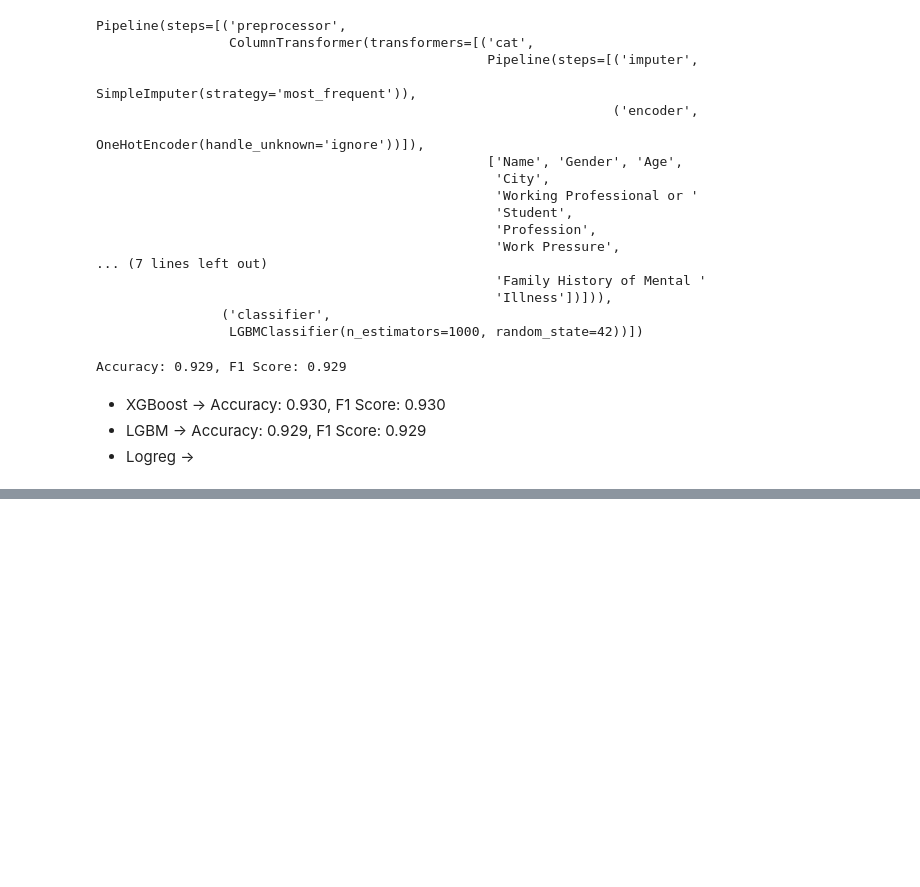
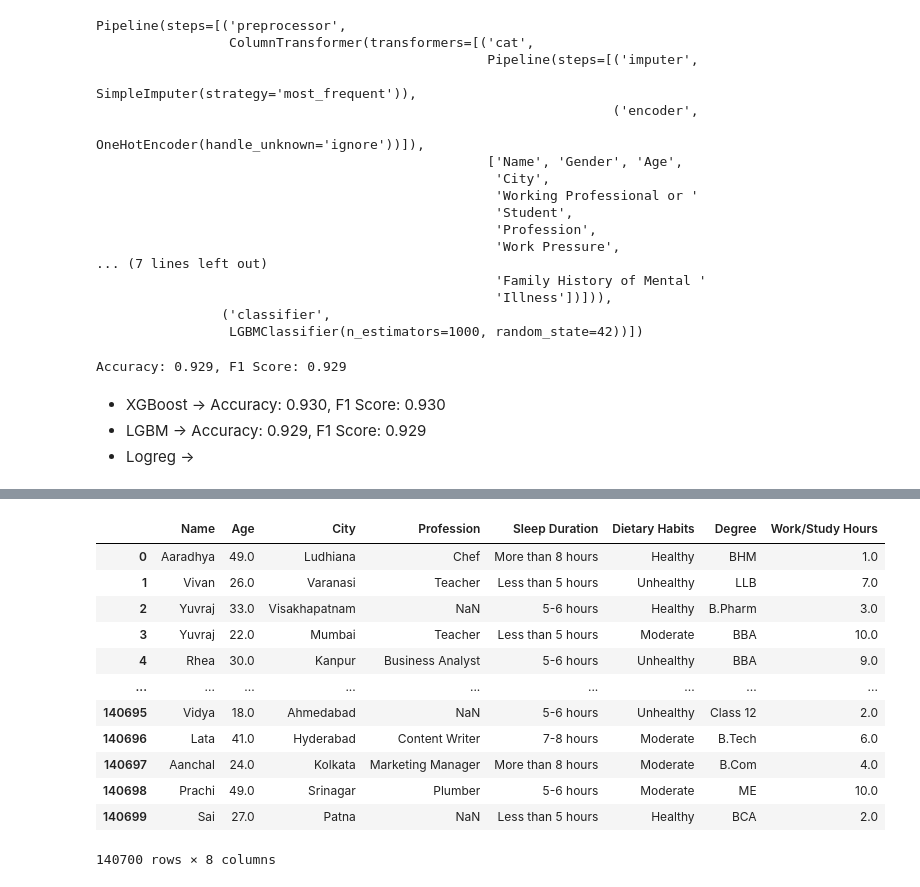
Before and after one commit to iwan-goodfellow/mainan-modular, a Jupyter notebook: model1.ipynb, the cells around one changed output, grey strips where cells are left out. Drawn from its saved outputs; the diff is of its cells as text; code cells hidden in the pictures; blank space fills up the shorter version.

```diff
--- a/model1.ipynb
+++ b/model1.ipynb
@@ -145,0 +148,6 @@ Accuracy: 0.929, F1 Score: 0.929
+# %%
+# num cols is cols that more than 10 unique values
+num_cols = [col for col in df.columns if df[col].nunique() > 10 and col not in col_to_exclude]
+cat_cols = [col for col in df.columns if df[col].nunique() <= 10 and col not in col_to_exclude]
+print(f'Numerical columns: {len(num_cols)}')
+print(f'Categorical columns: {len(cat_cols)}')
@@ -145,0 +168,16 @@ Accuracy: 0.929, F1 Score: 0.929
+# %%
+df[num_cols]
+# %% [output]
+|  | Name | Age | City | Profession | Sleep Duration | Dietary Habits | Degree | Work/Study Hours |
+| 0 | Aaradhya | 49.0 | Ludhiana | Chef | More than 8 hours | Healthy | BHM | 1.0 |
+| 1 | Vivan | 26.0 | Varanasi | Teacher | Less than 5 hours | Unhealthy | LLB | 7.0 |
+| 2 | Yuvraj | 33.0 | Visakhapatnam | NaN | 5-6 hours | Healthy | B.Pharm | 3.0 |
+| 3 | Yuvraj | 22.0 | Mumbai | Teacher | Less than 5 hours | Moderate | BBA | 10.0 |
+| 4 | Rhea | 30.0 | Kanpur | Business Analyst | 5-6 hours | Unhealthy | BBA | 9.0 |
+| ... | ... | ... | ... | ... | ... | ... | ... | ... |
+| 140695 | Vidya | 18.0 | Ahmedabad | NaN | 5-6 hours | Unhealthy | Class 12 | 2.0 |
+| 140696 | Lata | 41.0 | Hyderabad | Content Writer | 7-8 hours | Moderate | B.Tech | 6.0 |
+| 140697 | Aanchal | 24.0 | Kolkata | Marketing Manager | More than 8 hours | Moderate | B.Com | 4.0 |
+| 140698 | Prachi | 49.0 | Srinagar | Plumber | 5-6 hours | Moderate | ME | 10.0 |
+| 140699 | Sai | 27.0 | Patna | NaN | Less than 5 hours | Healthy | BCA | 2.0 |
+140700 rows × 8 columns
```
Also changed, not shown: parts of 11 cells of this notebook.
